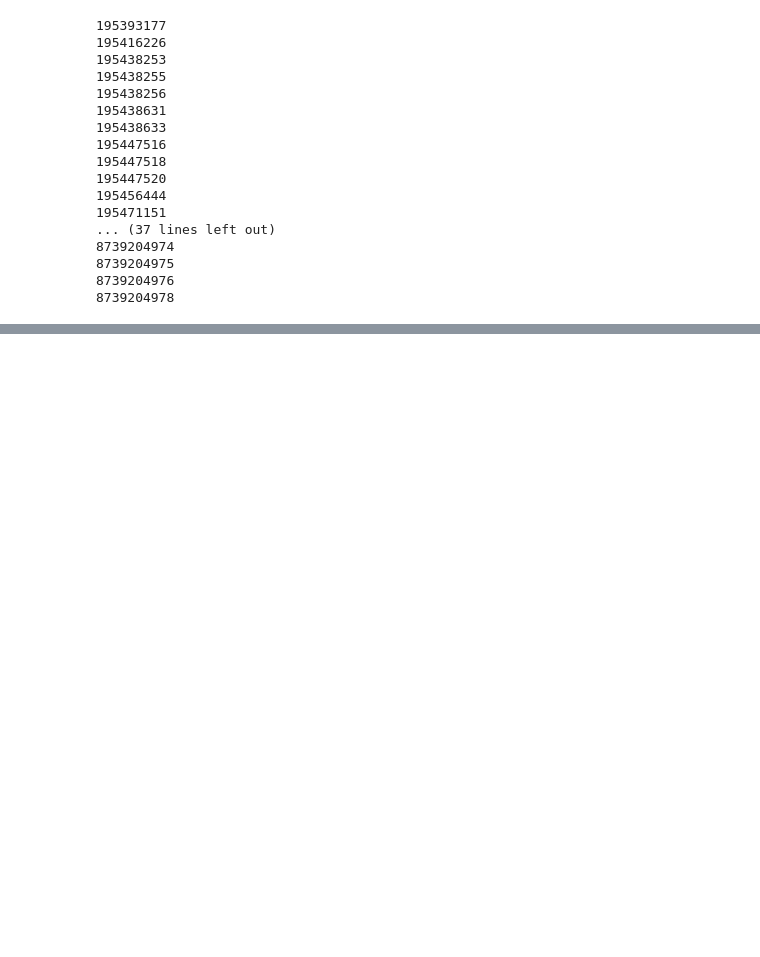
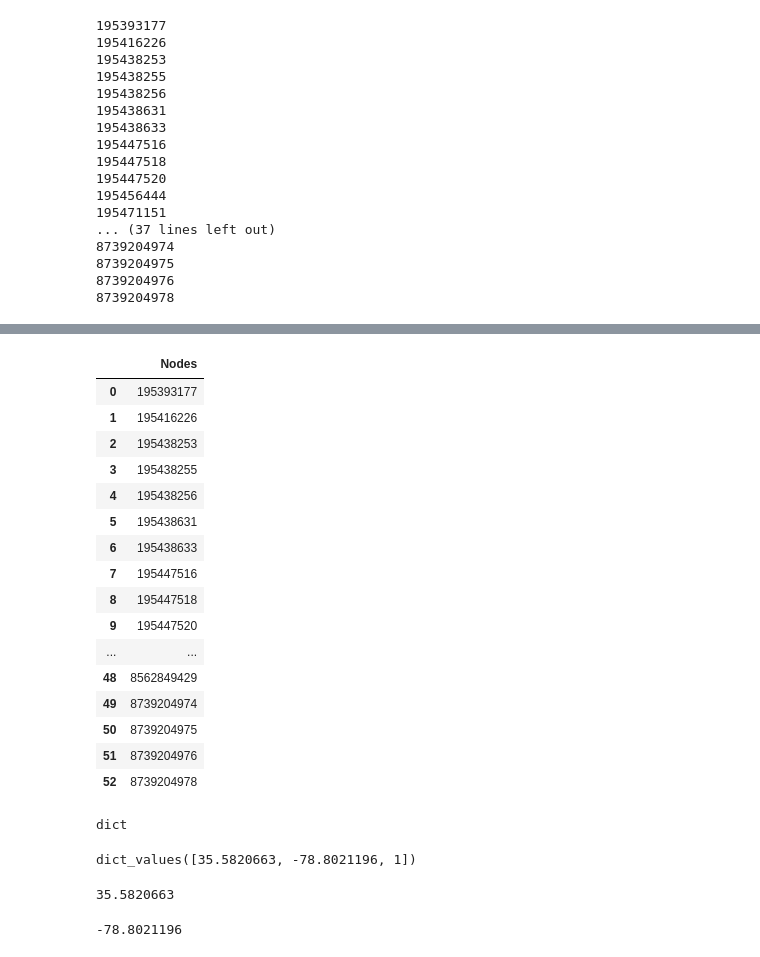
Before and after one commit to Monty2211/Optimal-City-Resource-Deployment-and-Path-Planning-with-Multiple-City-Agencies, a Jupyter notebook: Garbage-Pickup/Bounding Box Co-ordinates.ipynb, the cells around one changed output, grey strips where cells are left out. Saved outputs shown, nothing was run; the diff lists cells and outputs as text; code cells hidden in the pictures; blank space fills up the shorter version.

```diff
--- a/Garbage-Pickup/Bounding Box Co-ordinates.ipynb
+++ b/Garbage-Pickup/Bounding Box Co-ordinates.ipynb
@@ -78,0 +131,36 @@ for i in G.nodes:
+# %%
+data
+# %% [output]
+|  | Nodes |
+| 0 | 195393177 |
+| 1 | 195416226 |
+| 2 | 195438253 |
+| 3 | 195438255 |
+| 4 | 195438256 |
+| 5 | 195438631 |
+| 6 | 195438633 |
+| 7 | 195447516 |
+| 8 | 195447518 |
+| 9 | 195447520 |
+| ... | ... |
+| 48 | 8562849429 |
+| 49 | 8739204974 |
+| 50 | 8739204975 |
+| 51 | 8739204976 |
+| 52 | 8739204978 |
+# %%
+type(G.nodes[Nodes[0]])
+# %% [output]
+dict
+# %%
+G.nodes[Nodes[0]].values()
+# %% [output]
+dict_values([35.5820663, -78.8021196, 1])
+# %%
+G.nodes[Nodes[0]].get('y')
+# %% [output]
+35.5820663
+# %%
+G.nodes[Nodes[0]].get('x')
+# %% [output]
+-78.8021196
```
Also changed, not shown: parts of 16 cells of this notebook.
